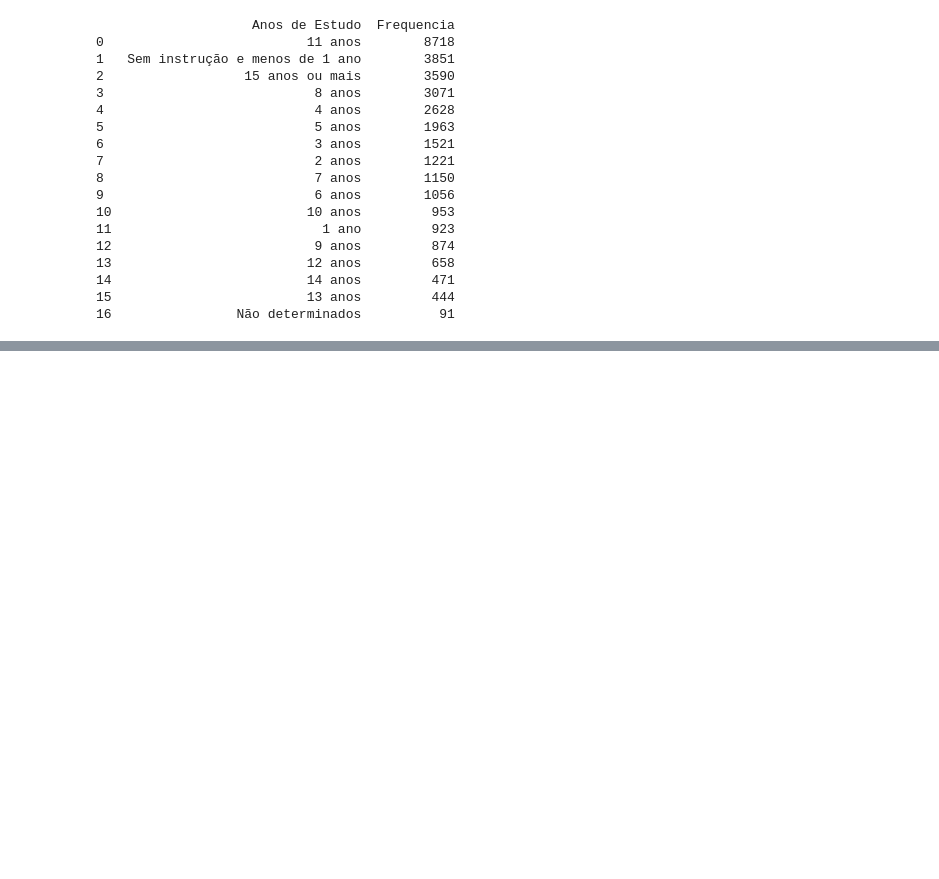
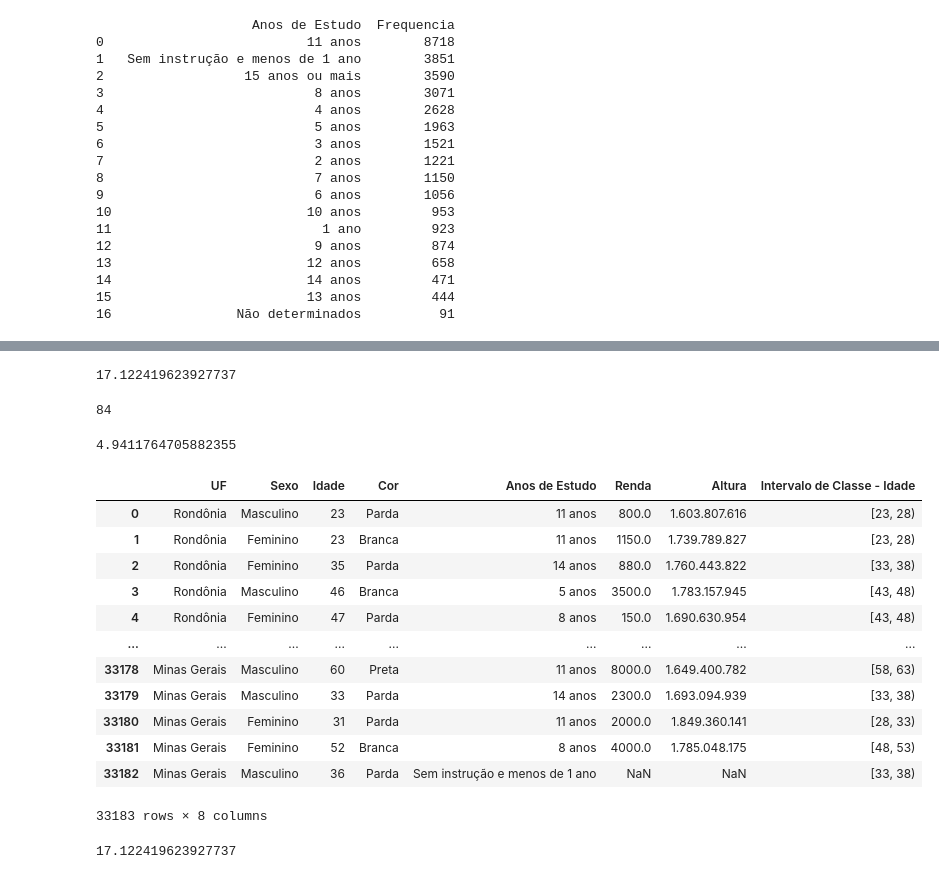
Before and after one commit to VivianeSouza923/Python-Study, a Jupyter notebook: tabelas_frequencia.ipynb, the cells around one changed output, grey strips where cells are left out. Saved outputs shown, nothing was run; the diff lists cells and outputs as text; code cells hidden in the pictures; blank space fills up the shorter version.

```diff
--- a/tabelas_frequencia.ipynb
+++ b/tabelas_frequencia.ipynb
@@ -254,2 +270,61 @@ print(tabela_frequencia_Anos_de_estudo)
 # %%
+import math
+
 # b) Categorizar as variáveis quantitativas e criar uma nova variáveis com essas categorias.
+
+# VARIÁVEL Idade
+
+#cálculo do número de classes:
+
+n = 76839
+k = 1 + 3.3*math.log10(n)
+k
+# %% [output]
+17.122419623927737
+# %%
+amp_idade = df['Idade'].max() - df['Idade'].min()
+amp_idade
+# %% [output]
+84
+# %%
+# AMplitude de cada classe:
+k = 17
+
+AmplitudeDeClasse = amp_idade / k
+AmplitudeDeClasse
+# %% [output]
+4.9411764705882355
+# %%
+
+
+# definir os limites dos intervalos para categorizzação da variável idade:
+
+bins = [13, 18, 23, 28, 33, 38, 43, 48, 53, 58, 63, 68, 73, 78, 83, 88]
+# %%
+# fazendo a coluna do intervalo de classe da idade.
+df['Intervalo de Classe - Idade'] = pd.cut(df['Idade'], bins, right=False)
+df
+# %% [output]
+|  | UF | Sexo | Idade | Cor | Anos de Estudo | Renda | Altura | Intervalo de Classe - Idade |
+| 0 | Rondônia | Masculino | 23 | Parda | 11 anos | 800.0 | 1.603.807.616 | [23, 28) |
+| 1 | Rondônia | Feminino | 23 | Branca | 11 anos | 1150.0 | 1.739.789.827 | [23, 28) |
+| 2 | Rondônia | Feminino | 35 | Parda | 14 anos | 880.0 | 1.760.443.822 | [33, 38) |
+| 3 | Rondônia | Masculino | 46 | Branca | 5 anos | 3500.0 | 1.783.157.945 | [43, 48) |
+| 4 | Rondônia | Feminino | 47 | Parda | 8 anos | 150.0 | 1.690.630.954 | [43, 48) |
+| ... | ... | ... | ... | ... | ... | ... | ... | ... |
+| 33178 | Minas Gerais | Masculino | 60 | Preta | 11 anos | 8000.0 | 1.649.400.782 | [58, 63) |
+| 33179 | Minas Gerais | Masculino | 33 | Parda | 14 anos | 2300.0 | 1.693.094.939 | [33, 38) |
+| 33180 | Minas Gerais | Feminino | 31 | Parda | 11 anos | 2000.0 | 1.849.360.141 | [28, 33) |
+| 33181 | Minas Gerais | Feminino | 52 | Branca | 8 anos | 4000.0 | 1.785.048.175 | [48, 53) |
+| 33182 | Minas Gerais | Masculino | 36 | Parda | Sem instrução e menos de 1 ano | NaN | NaN | [33, 38) |
+33183 rows × 8 columns
+# %%
+# VARIÁVEL Renda
+
+#cálculo do número de classes:
+
+n = 76839
+k = 1 + 3.3*math.log10(n)
+k
+# %% [output]
+17.122419623927737
```
Also changed, not shown: parts of 4 cells of this notebook.
